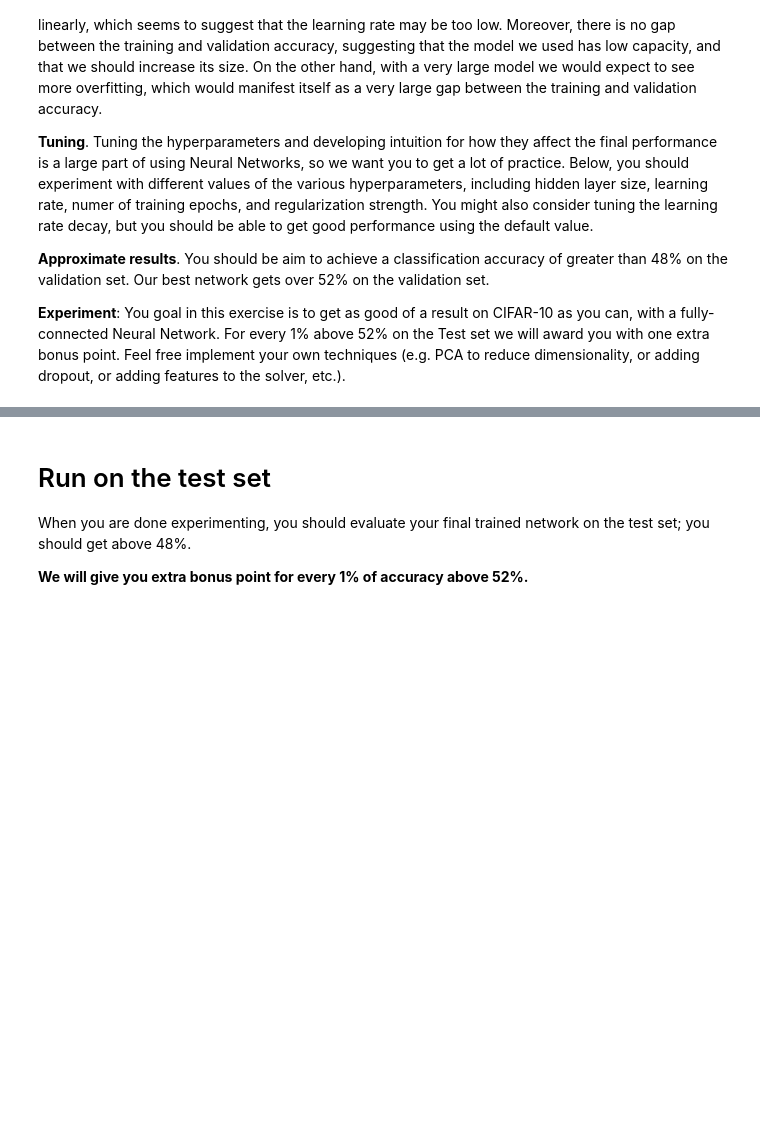
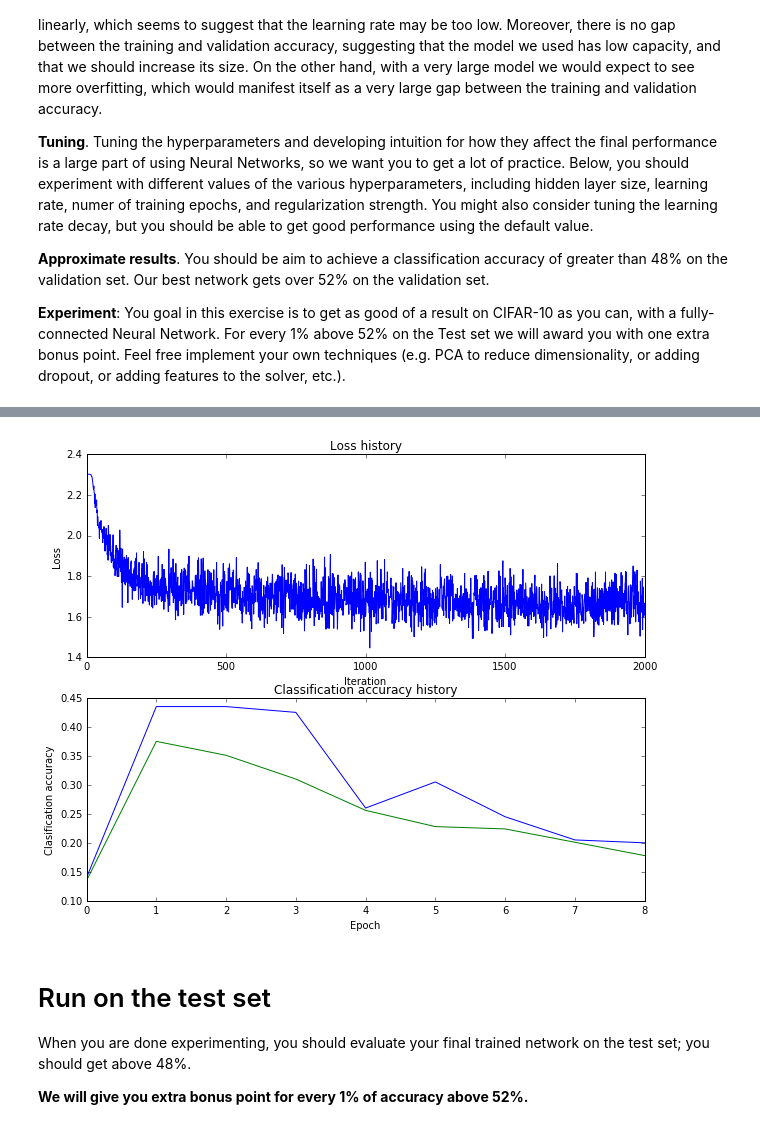
Before and after one commit to barryridge/Stanford-CS231n-Winter-2016, a Jupyter notebook: assignment1/two_layer_net.ipynb, the cells around one changed output, grey strips where cells are left out. Saved outputs shown, nothing was run; the diff lists cells and outputs as text; code cells hidden in the pictures; blank space fills up the shorter version.

Commit message:
Experimenting with the completed two_layer_net.

```diff
--- a/assignment1/two_layer_net.ipynb
+++ b/assignment1/two_layer_net.ipynb
@@ -269,7 +295,80 @@ best_net = None # store the best model into this
 # write code to sweep through possible combinations of hyperparameters          #
 # automatically like we did on the previous exercises.                          #
 #################################################################################
+
+stats = {}
+results = {}
+best_val = -1
+best_stats = None
+
+input_size = 32 * 32 * 3
+num_classes = 10
+
+hidden_sizes = (100 * np.random.rand(5)).round().astype(int)
+learning_rates = (5e-3 - 5e-5) * np.random.rand(5) + 5e-5
+regularization_strengths = np.random.rand(5)
+
+for hidden_size in hidden_sizes:
+
+    for learning_rate in learning_rates:
+
+        for regularization_strength in regularization_strengths:
+
+            # del net
+            net = TwoLayerNet(input_size, hidden_size, num_classes)
+
+            # Training
+            stats[hidden_size, learning_rate, regularization_strength] = \
+                net.train(X_train, y_train, X_val, y_val,
+                          num_iters=2000, batch_size=200,
+                          learning_rate=learning_rate, learning_rate_decay=0.95,
+                          reg=regularization_strength, verbose=True)
+
+            # Testing
+            y_train_pred = net.predict(X_train)
+            y_val_pred = net.predict(X_val)
+
+            # Evaluation
+            train_num_correct = np.sum(y_train_pred == y_train)
+            training_accuracy = float(train_num_correct) / X_train.shape[0]
+
+            val_num_correct = np.sum(y_val_pred == y_val)
+            validation_accuracy = float(val_num_correct) / X_val.shape[0]
+
+            results[hidden_size, learning_rate, regularization_strength] = training_accuracy, validation_accuracy
+
+            if validation_accuracy > best_val:
+                best_val = validation_accuracy
+                best_net = net
+                best_stats = stats[hidden_size, learning_rate, regularization_strength]
+
+pass
+
+# Print out results.
+for hid_size, lr, reg in sorted(results):
+    train_accuracy, val_accuracy = results[(hid_size, lr, reg)]
+    print 'size %d lr %e reg %e train accuracy: %f val accuracy: %f' % (
+                hid_size, lr, reg, train_accuracy, val_accuracy)
+
+print 'best validation accuracy achieved during cross-validation: %f' % best_val
+
+# Plot the loss function and train / validation accuracies
+plt.subplot(2, 1, 1)
+plt.plot(best_stats['loss_history'])
+plt.title('Loss history')
+plt.xlabel('Iteration')
+plt.ylabel('Loss')
+
+plt.subplot(2, 1, 2)
+plt.plot(best_stats['train_acc_history'], label='train')
+plt.plot(best_stats['val_acc_history'], label='val')
+plt.title('Classification accuracy history')
+plt.xlabel('Epoch')
+plt.ylabel('Clasification accuracy')
+plt.show()
+
 pass
 #################################################################################
 #                               END OF YOUR CODE                                #
 #################################################################################
+# %% [output]
@@ -276,3 +392,4 @@ pass
+[figure, added]
 # %%
 # visualize the weights of the best network
 show_net_weights(best_net)
```
Also changed, not shown: parts of 8 cells of this notebook, 1 other file.
